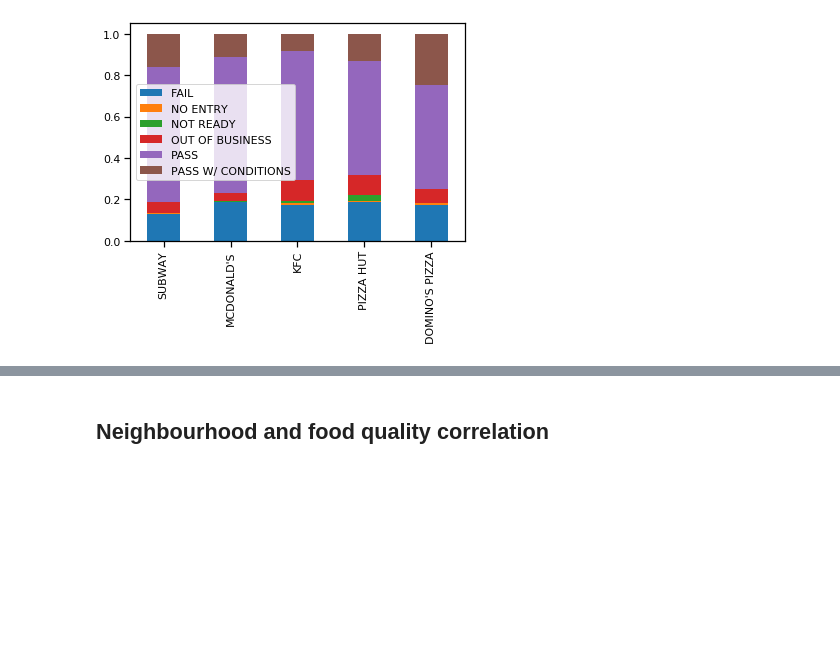
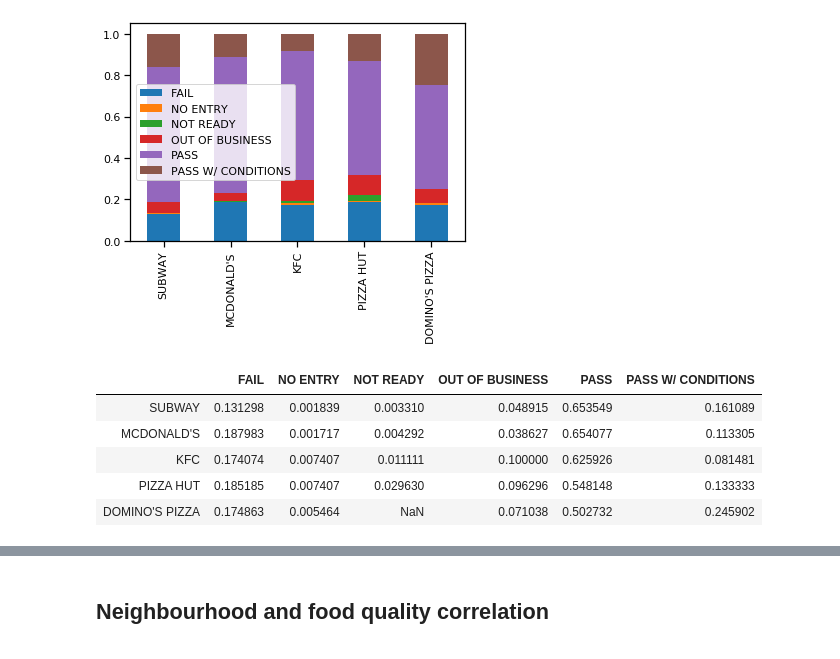
Before and after one commit to Gondolav/ADA-project, a Jupyter notebook: notebook.ipynb, the cells around one changed output, grey strips where cells are left out. Drawn from its saved outputs; the diff is of its cells as text; code cells hidden in the pictures; blank space fills up the shorter version.

```diff
--- a/notebook.ipynb
+++ b/notebook.ipynb
@@ -990,5 +1018,15 @@ BLVD CHICAGO
 # %%
 def get_chain_results(chain_name):
+    '''
+    Returns the results counts (as a percentage) for a specific food chain.
+
+    Parameters:
+        chain_name (string): the food chain name we are interested in
+
+    Return:
+        A single-row dataframe where the columns are the result types and the cells contain
+        the percentage of inspections with each type of result for the given food chain
+    '''
     df_chain = df[df['DBA Name'] == chain_name]['Results']
     return (df_chain.value_counts() / df_chain.size).rename(chain_name).to_frame().transpose()
 
@@ -1010,3 +1048,12 @@ To retain the current behavior and silence the warning, pass 'sort=True'.
   # This is added back by InteractiveShellApp.init_path()
 <matplotlib.axes._subplots.AxesSubplot at 0x...>
 [figure]
+# %%
+df_chain_results.head()
+# %% [output]
+|  | FAIL | NO ENTRY | NOT READY | OUT OF BUSINESS | PASS | PASS W/ CONDITIONS |
+| SUBWAY | 0.131298 | 0.001839 | 0.003310 | 0.048915 | 0.653549 | 0.161089 |
+| MCDONALD'S | 0.187983 | 0.001717 | 0.004292 | 0.038627 | 0.654077 | 0.113305 |
+| KFC | 0.174074 | 0.007407 | 0.011111 | 0.100000 | 0.625926 | 0.081481 |
+| PIZZA HUT | 0.185185 | 0.007407 | 0.029630 | 0.096296 | 0.548148 | 0.133333 |
+| DOMINO'S PIZZA | 0.174863 | 0.005464 | NaN | 0.071038 | 0.502732 | 0.245902 |
```
Also changed, not shown: parts of 32 cells of this notebook, 1 other file.
